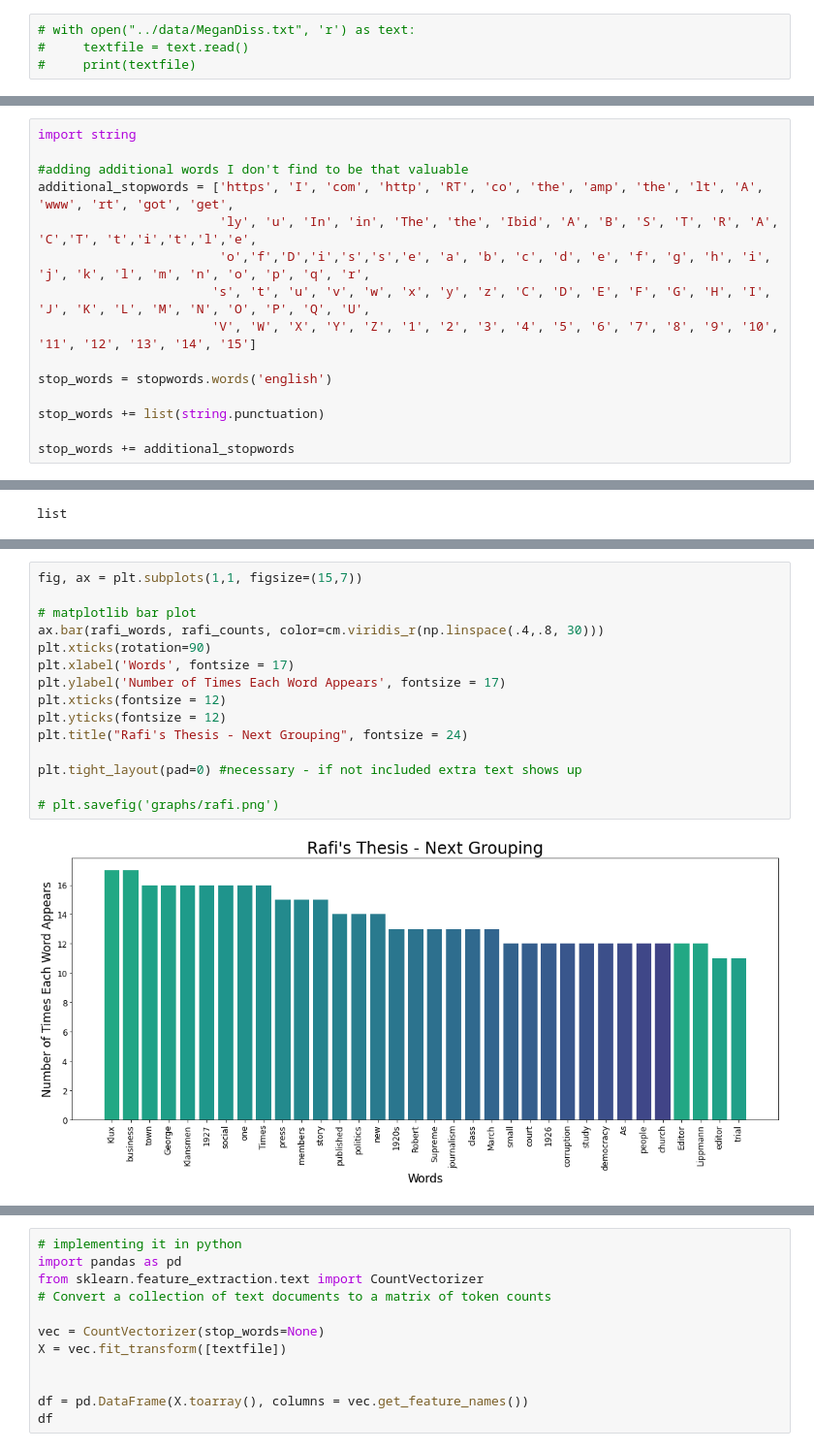
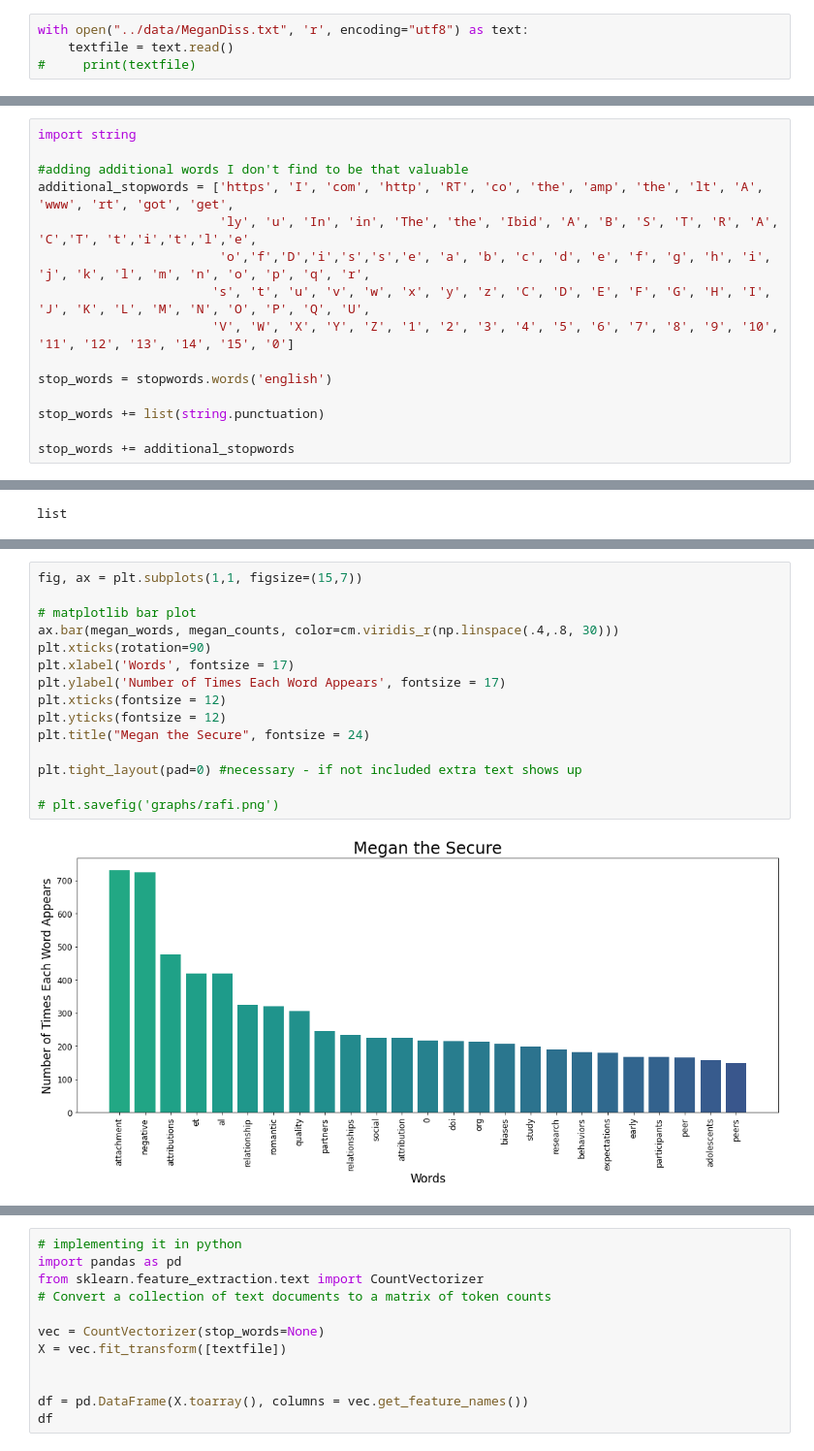
Before and after one commit to MarcBernstein0/raizel-practice-questions, a Jupyter notebook: notebook/Megan_NLP.ipynb, the cells around one changed output, grey strips where cells are left out. Shown at 97% size. Saved outputs shown, nothing was run; the diff lists cells and outputs as text.

Commit message:
got megans to work! with open and .read() and charts

```diff
--- a/notebook/Megan_NLP.ipynb
+++ b/notebook/Megan_NLP.ipynb
@@ -27,8 +38,8 @@ nltk.download('wordnet')
 # %% [markdown]
 - count len of sentences, words, text, paragraphs
 # %%
-# with open("../data/MeganDiss.txt", 'r') as text:
-#     textfile = text.read()
+with open("../data/MeganDiss.txt", 'r', encoding="utf8") as text:
+    textfile = text.read()
 #     print(textfile)
 # %%
 # infile = open('../data/MeganDiss.txt', 'r')
@@ -101,7 +105,7 @@ additional_stopwords = ['https', 'I', 'com', 'http', 'RT', 'co', 'the', 'amp', '
                         'ly', 'u', 'In', 'in', 'The', 'the', 'Ibid', 'A', 'B', 'S', 'T', 'R', 'A', 'C','T', 't','i','t','l','e',
                         'o','f','D','i','s','s','e', 'a', 'b', 'c', 'd', 'e', 'f', 'g', 'h', 'i', 'j', 'k', 'l', 'm', 'n', 'o', 'p', 'q', 'r',
                        's', 't', 'u', 'v', 'w', 'x', 'y', 'z', 'C', 'D', 'E', 'F', 'G', 'H', 'I', 'J', 'K', 'L', 'M', 'N', 'O', 'P', 'Q', 'U',
-                       'V', 'W', 'X', 'Y', 'Z', '1', '2', '3', '4', '5', '6', '7', '8', '9', '10', '11', '12', '13', '14', '15']
+                       'V', 'W', 'X', 'Y', 'Z', '1', '2', '3', '4', '5', '6', '7', '8', '9', '10', '11', '12', '13', '14', '15', '0']
 
 stop_words = stopwords.words('english')
 
@@ -167,20 +184,20 @@ print(rafi_counts)
 # %%
 fig, ax = plt.subplots(1,1, figsize=(15,7))
 
 # matplotlib bar plot
-ax.bar(rafi_words, rafi_counts, color=cm.viridis_r(np.linspace(.4,.8, 30)))
+ax.bar(megan_words, megan_counts, color=cm.viridis_r(np.linspace(.4,.8, 30)))
 plt.xticks(rotation=90)
 plt.xlabel('Words', fontsize = 17)
 plt.ylabel('Number of Times Each Word Appears', fontsize = 17)
 plt.xticks(fontsize = 12)
 plt.yticks(fontsize = 12)
-plt.title("Rafi's Thesis - Next Grouping", fontsize = 24)
+plt.title("Megan the Secure", fontsize = 24)
 
 plt.tight_layout(pad=0) #necessary - if not included extra text shows up
 
 # plt.savefig('graphs/rafi.png')
 # %% [output]
-[figure, old version]
+[figure, new version]
 # %%
 # Create the word cloud:
 
```
Also changed, not shown: parts of 25 cells of this notebook.
